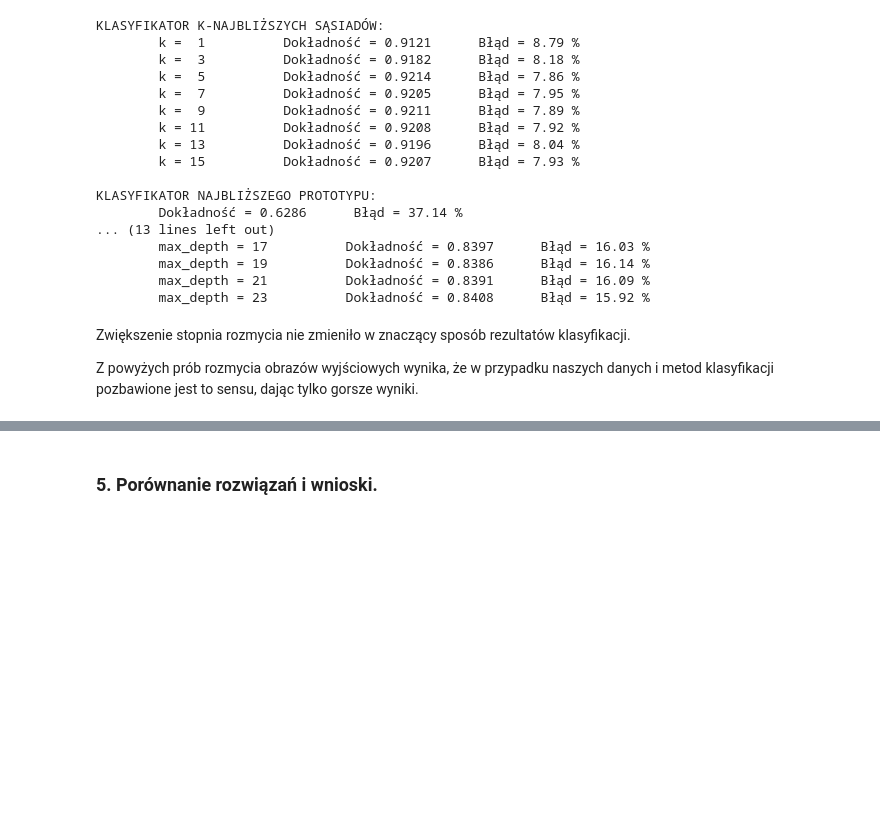
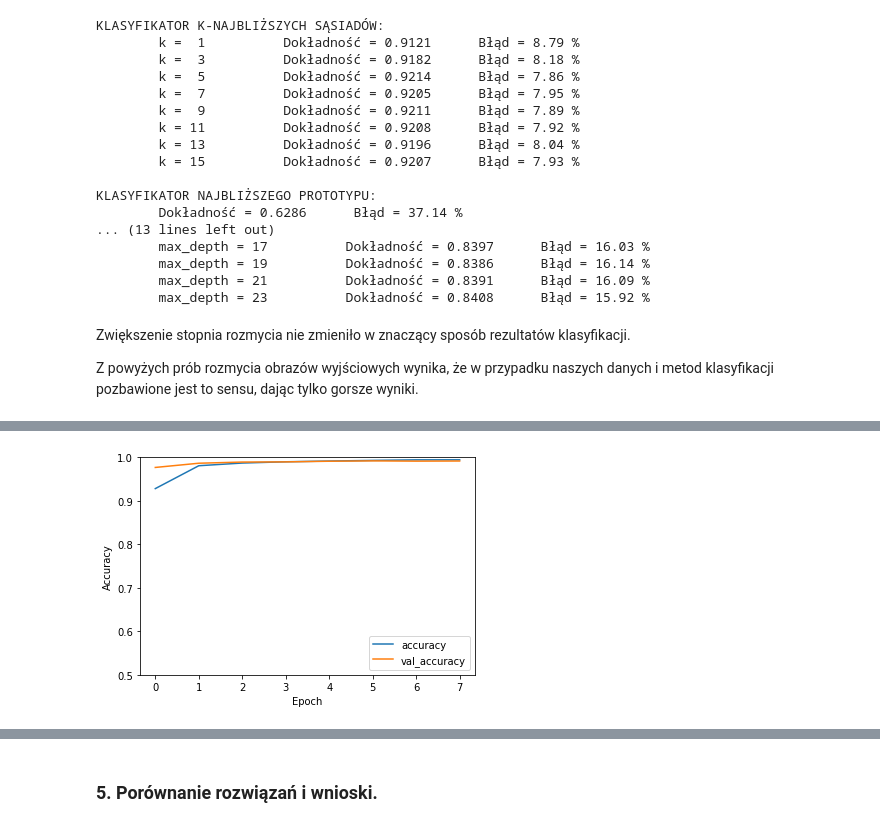
Before and after one commit to Selthen/MNIST-analysys, a Jupyter notebook: Gr3_MNIST.ipynb, the cells around one changed output, grey strips where cells are left out. Saved outputs shown, nothing was run; the diff lists cells and outputs as text; code cells hidden in the pictures; blank space fills up the shorter version.

```diff
--- a/Gr3_MNIST.ipynb
+++ b/Gr3_MNIST.ipynb
@@ -505,0 +695,26 @@ Z powyżych prób rozmycia obrazów wyjściowych wynika, że w przypadku naszych
+# %%
+seq_model = tf.keras.models.Sequential([
+  tf.keras.layers.Conv2D(32, (5, 5), activation="relu", input_shape=(28, 28, 1)),
+  tf.keras.layers.MaxPooling2D((2, 2)),
+  tf.keras.layers.Conv2D(64, (4, 4), activation="relu"),
+  tf.keras.layers.MaxPooling2D((2, 2)),
+  tf.keras.layers.Conv2D(64, (3, 3), activation="relu"),
+  tf.keras.layers.Flatten(input_shape=(28, 28)),
+  tf.keras.layers.Dense(128, activation='relu'),
+  tf.keras.layers.Dense(10)
+])
+
+seq_model.compile(
+  optimizer=tf.keras.optimizers.Adam(0.001),
+  loss=tf.keras.losses.SparseCategoricalCrossentropy(from_logits=True),
+  metrics=[tf.keras.metrics.SparseCategoricalAccuracy()],
+)
+
+history = seq_model.fit(
+  ds_train,
+  epochs=8,
+  validation_data=ds_test,
+)
+
+accuracy_graph(history)
+# %% [output]
@@ -505,0 +737 @@ Z powyżych prób rozmycia obrazów wyjściowych wynika, że w przypadku naszych
+[figure, added]
```
Also changed, not shown: parts of 19 cells of this notebook.
